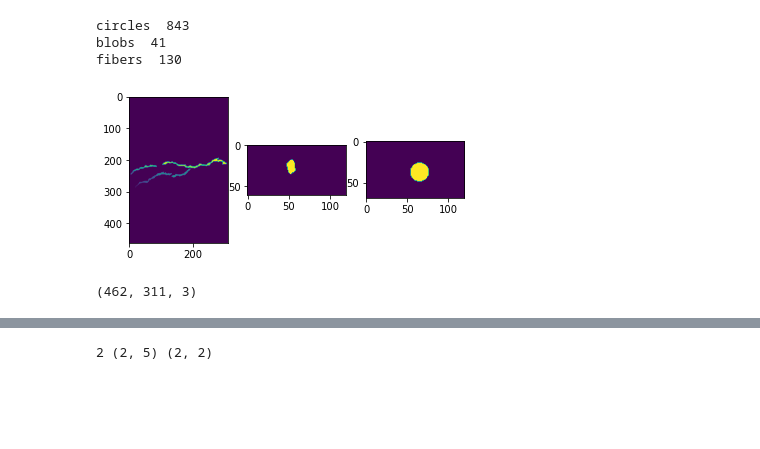
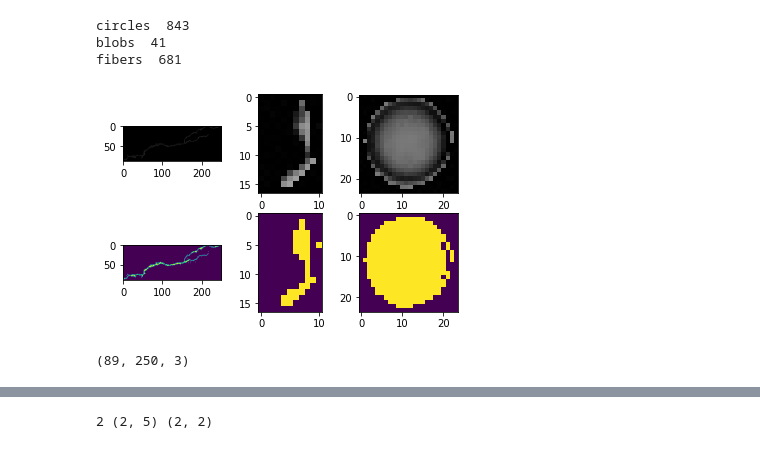
Before and after one commit to xhosta05/BP, a Jupyter notebook: imgs/ml_img_generate.ipynb, the cells around one changed output, grey strips where cells are left out. Drawn from its saved outputs; the diff is of its cells as text; code cells hidden in the pictures; blank space fills up the shorter version.

```diff
--- a/imgs/ml_img_generate.ipynb
+++ b/imgs/ml_img_generate.ipynb
@@ -25,7 +28,7 @@ fibers_img_paths=[]
 all_img_paths=[]
 for root, dirs, files in os.walk(train_data_path, topdown=False):
     for name in files:
-        if re.findall('.jpg', name):
+        if re.findall('particleCutouts.*.jpg', root+name):
             imgPath = os.path.join(root,name)
             if re.findall('fibers', imgPath):
                 fibers_img_paths.append(imgPath)
@@ -45,21 +48,23 @@ else:
 # %% [output]
 circles  843
 blobs  41
-fibers  130
+fibers  681
 # %%
-fig, axarr = plt.subplots(1,3)
+fig, axarr = plt.subplots(2,3)
 
 for idx, classList in enumerate(all_img_paths):
     image = cv2.imread(classList[0])
-    imageMask = utils.getMask(image,threshold=100,kernelSize=5)
+    imageMask = utils.getMask(image,threshold=4,kernelSize=1)
     # listContours = markContours(imageMask)
-    imgContours = utils.img2segmented(imageMask)
+#     imgContours = utils.img2segmented(imageMask)
 
-    axarr[idx].imshow(imgContours)
+#     axarr[idx].imshow(imgContours)
+    axarr[0][idx].imshow(image)
+    axarr[1][idx].imshow(imageMask)
 
 plt.show()
 #     a=np.unique(imgContours)
 print(cv2.imread(fibers_img_paths[0]).shape)
 # %% [output]
-[figure, old version]
+[figure, new version]
-(462, 311, 3)
+(89, 250, 3)
```
Also changed, not shown: parts of 7 cells of this notebook, 9 other files.
